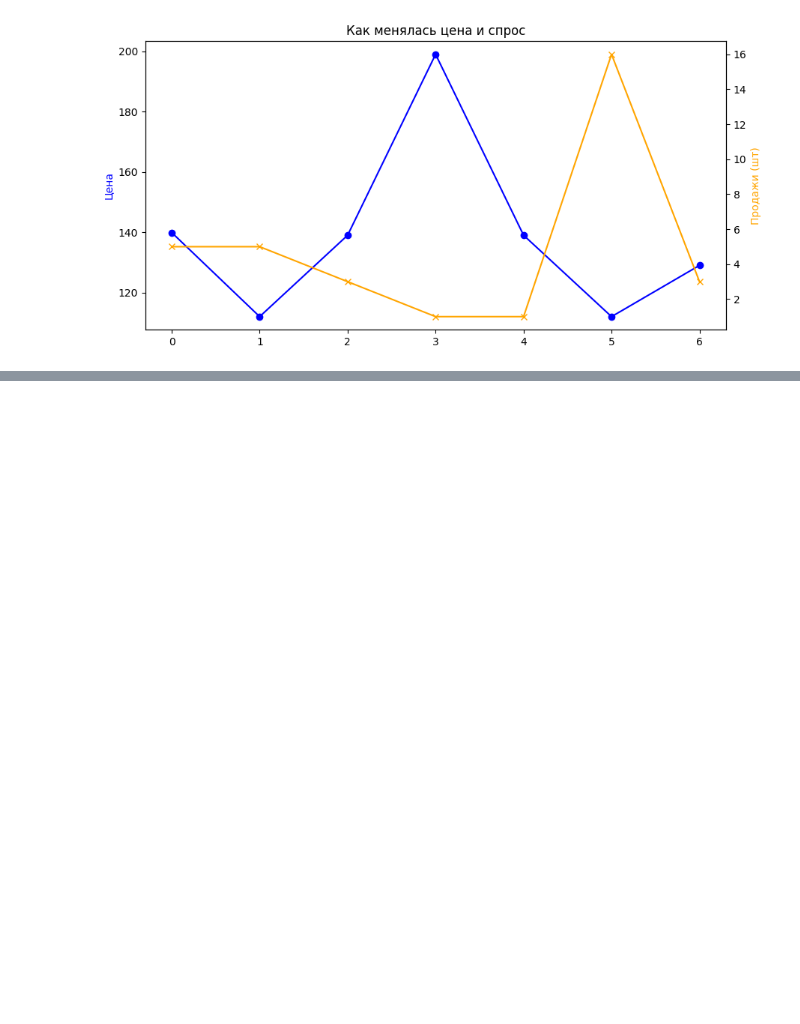
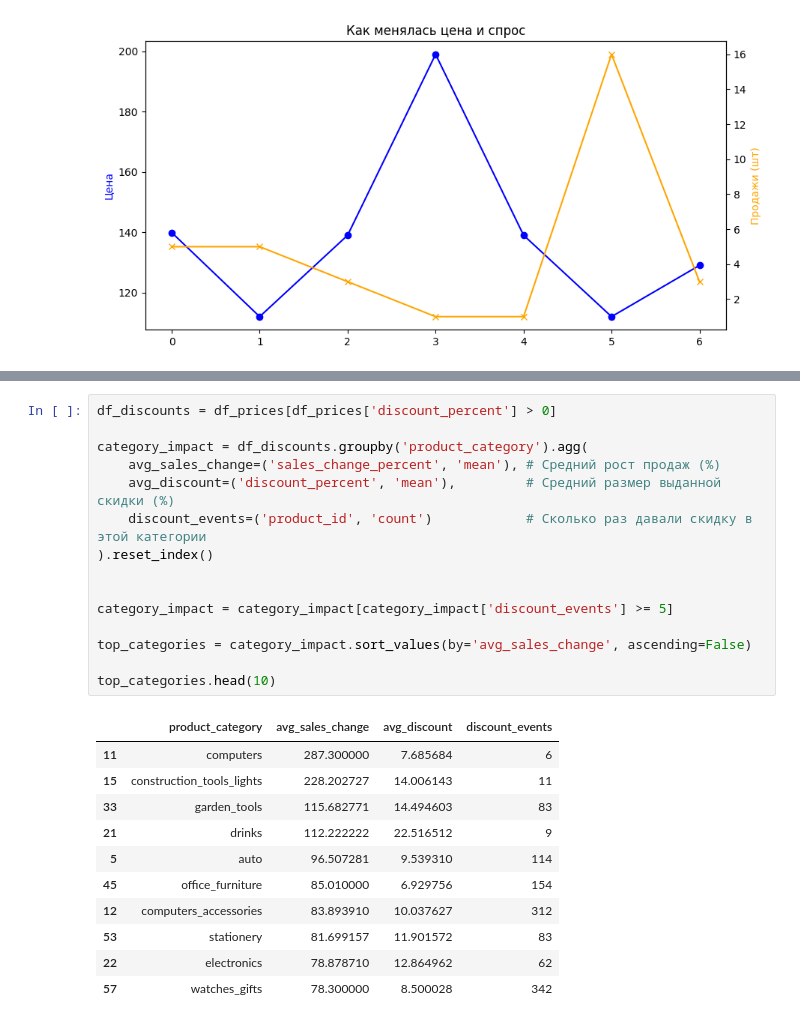
Before and after one commit to aliakseizvertouski/olist, a Jupyter notebook: olist_fin.ipynb, the cells around one changed output, grey strips where cells are left out. Cells and saved outputs as stored; diff of their text form; blank space fills up the shorter version.

```diff
--- a/olist_fin.ipynb
+++ b/olist_fin.ipynb
@@ -145,0 +200,27 @@ plt.show()
+# %%
+df_discounts = df_prices[df_prices['discount_percent'] > 0]
+
+category_impact = df_discounts.groupby('product_category').agg(
+    avg_sales_change=('sales_change_percent', 'mean'), # Средний рост продаж (%)
+    avg_discount=('discount_percent', 'mean'),         # Средний размер выданной скидки (%)
+    discount_events=('product_id', 'count')            # Сколько раз давали скидку в этой категории
+).reset_index()
+
+
+category_impact = category_impact[category_impact['discount_events'] >= 5]
+
+top_categories = category_impact.sort_values(by='avg_sales_change', ascending=False)
+
+top_categories.head(10)
+# %% [output]
+|  | product_category | avg_sales_change | avg_discount | discount_events |
+| 11 | computers | 287.300000 | 7.685684 | 6 |
+| 15 | construction_tools_lights | 228.202727 | 14.006143 | 11 |
+| 33 | garden_tools | 115.682771 | 14.494603 | 83 |
+| 21 | drinks | 112.222222 | 22.516512 | 9 |
+| 5 | auto | 96.507281 | 9.539310 | 114 |
+| 45 | office_furniture | 85.010000 | 6.929756 | 154 |
+| 12 | computers_accessories | 83.893910 | 10.037627 | 312 |
+| 53 | stationery | 81.699157 | 11.901572 | 83 |
+| 22 | electronics | 78.878710 | 12.864962 | 62 |
+| 57 | watches_gifts | 78.300000 | 8.500028 | 342 |
```
Also changed, not shown: parts of 7 cells of this notebook.
